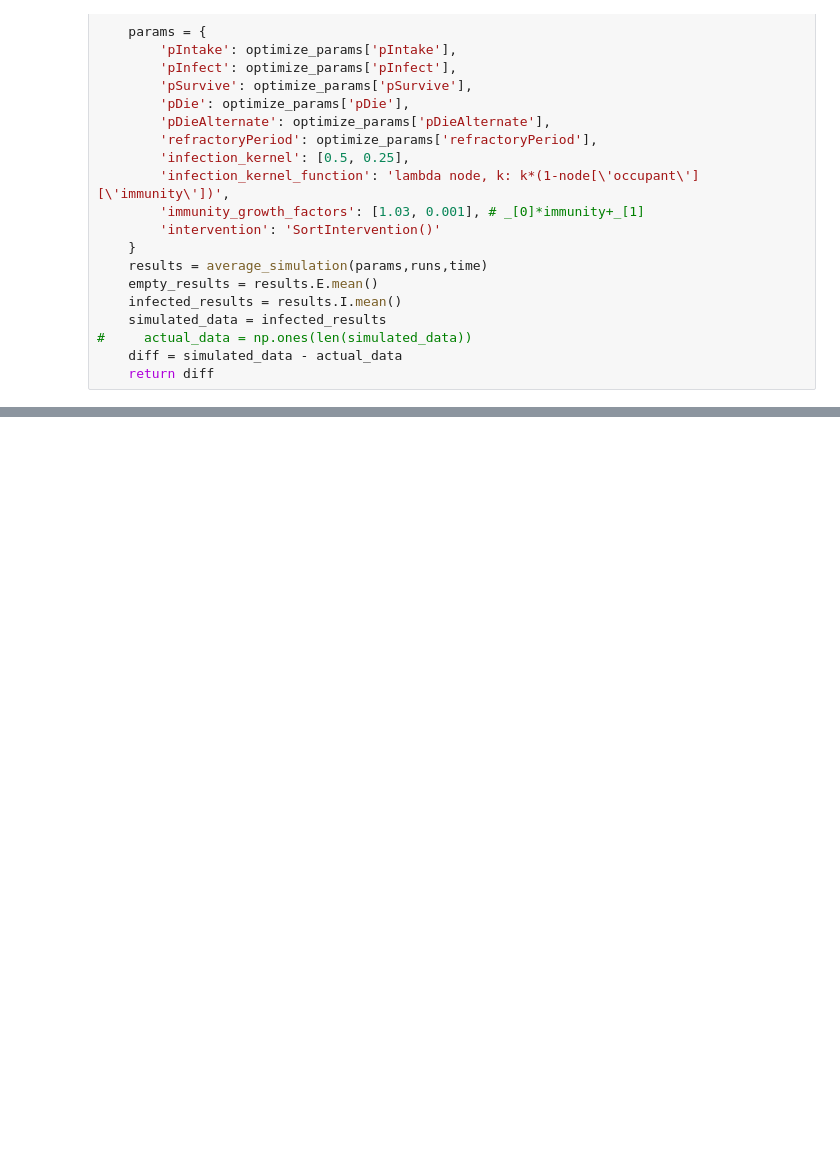
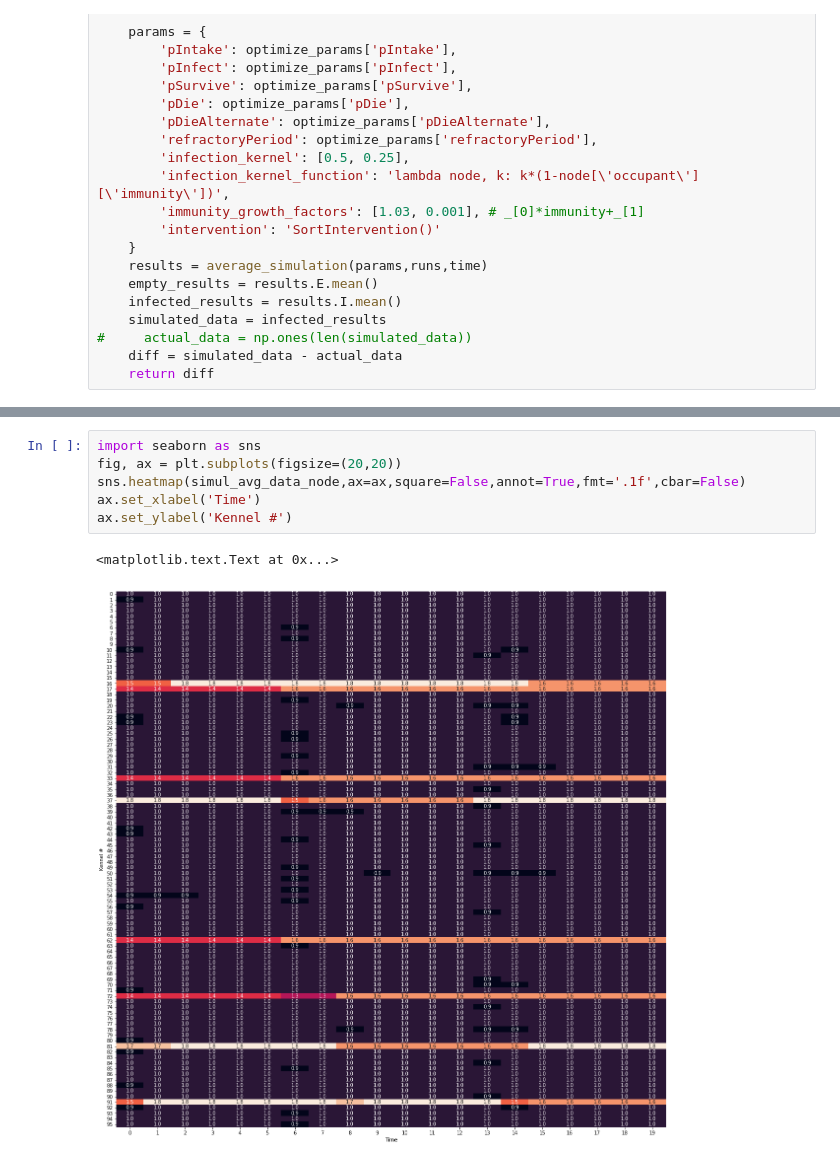
Before and after one commit to clarktemple03/distemper-outbreak, a Jupyter notebook: simulation_test.ipynb, the cells around one changed output, grey strips where cells are left out. Drawn from its saved outputs; the diff is of its cells as text; blank space fills up the shorter version.

```diff
--- a/simulation_test.ipynb
+++ b/simulation_test.ipynb
@@ -349,0 +384,9 @@ except ImportError:
+# %%
+import seaborn as sns
+fig, ax = plt.subplots(figsize=(20,20))
+sns.heatmap(simul_avg_data_node,ax=ax,square=False,annot=True,fmt='.1f',cbar=False)
+ax.set_xlabel('Time')
+ax.set_ylabel('Kennel #')
+# %% [output]
+<matplotlib.text.Text at 0x...>
+[figure, added]
```
Also changed, not shown: parts of 33 cells of this notebook.
